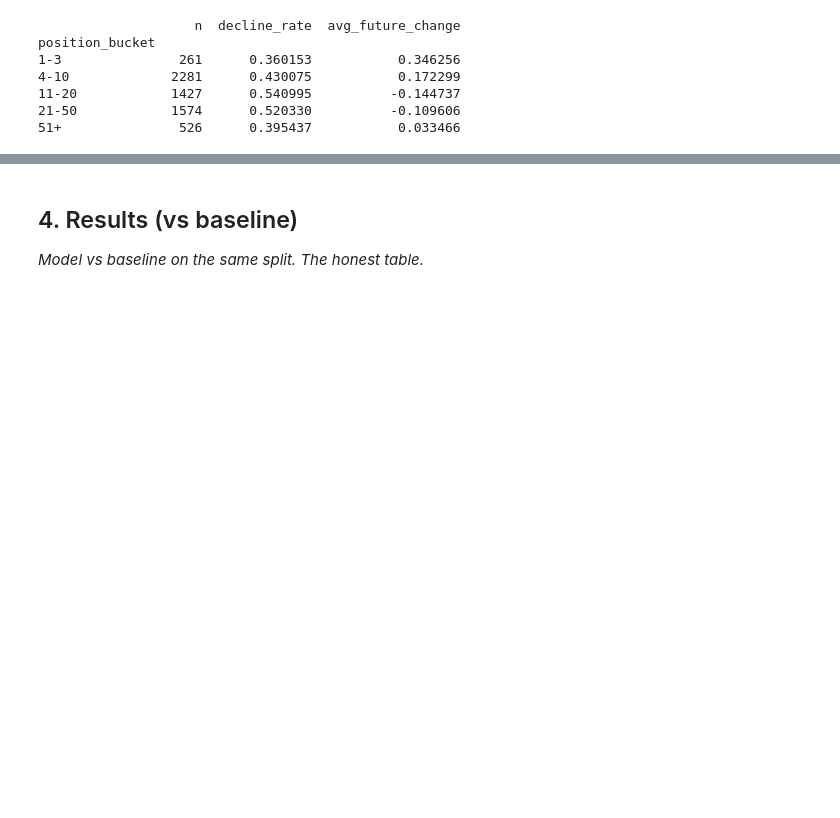
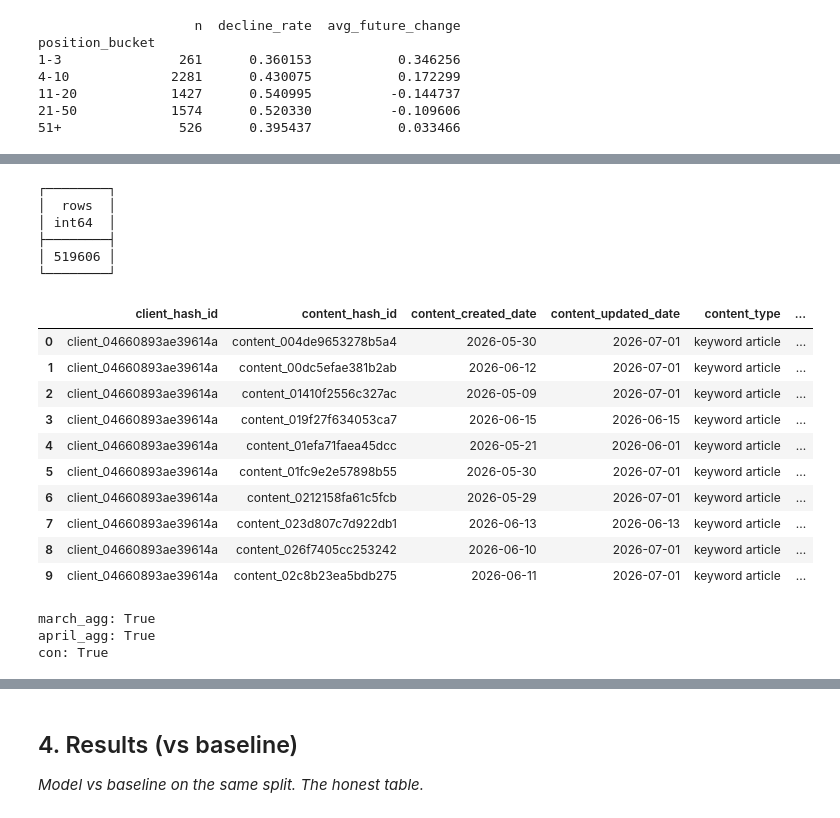
Before and after one commit to Aleeza-Maryam/Aleeza-ML-Internship-WEEK1, a Jupyter notebook: work/notebooks/capstone.ipynb, the cells around one changed output, grey strips where cells are left out. Cells and saved outputs as stored; diff of their text form; code cells hidden in the pictures; blank space fills up the shorter version.

```diff
--- a/work/notebooks/capstone.ipynb
+++ b/work/notebooks/capstone.ipynb
@@ -526,0 +535,30 @@ position_bucket
+# %%
+import duckdb
+from huggingface_hub import login, whoami
+
+# Hugging Face login
+login(token=HF_TOKEN)
+
+print("Hugging Face authentication successful.")
+print("User:", whoami()["name"])
+
+# Dataset path
+HF_DATASET = "hf://datasets/FlyRank/internship-warehouse"
+
+# Create DuckDB connection
+con = duckdb.connect()
+
+# Install and load httpfs for remote files
+con.execute("INSTALL httpfs;")
+con.execute("LOAD httpfs;")
+
+# Configure Hugging Face token for DuckDB
+con.execute(f"""
+CREATE OR REPLACE SECRET hf_secret (
+    TYPE HTTP,
+    BEARER_TOKEN '{HF_TOKEN}'
+);
+""")
+
+print("DuckDB connected.")
+print("HF dataset:", HF_DATASET)
@@ -526,0 +645,42 @@ position_bucket
+# %%
+content_test = con.sql(f"""
+SELECT
+    COUNT(*) AS rows
+FROM read_parquet('{content_path}')
+""")
+
+print(content_test)
+# %% [output]
+┌────────┐
+│  rows  │
+│ int64  │
+├────────┤
+│ 519606 │
+└────────┘
+# %%
+con.sql(f"""
+SELECT
+    client_hash_id,
+    content_hash_id,
+    content_created_date,
+    content_updated_date,
+    content_type,
+    search_volume,
+    word_count,
+    is_published,
+    is_deleted
+FROM read_parquet('{content_path}')
+LIMIT 10
+""").df()
+# %% [output]
+|  | client_hash_id | content_hash_id | content_created_date | content_updated_date | content_type | ... |
+| 0 | client_04660893ae39614a | content_004de9653278b5a4 | 2026-05-30 | 2026-07-01 | keyword article | ... |
+| 1 | client_04660893ae39614a | content_00dc5efae381b2ab | 2026-06-12 | 2026-07-01 | keyword article | ... |
+| 2 | client_04660893ae39614a | content_01410f2556c327ac | 2026-05-09 | 2026-07-01 | keyword article | ... |
+| 3 | client_04660893ae39614a | content_019f27f634053ca7 | 2026-06-15 | 2026-06-15 | keyword article | ... |
+| 4 | client_04660893ae39614a | content_01efa71faea45dcc | 2026-05-21 | 2026-06-01 | keyword article | ... |
+| 5 | client_04660893ae39614a | content_01fc9e2e57898b55 | 2026-05-30 | 2026-07-01 | keyword article | ... |
+| 6 | client_04660893ae39614a | content_0212158fa61c5fcb | 2026-05-29 | 2026-07-01 | keyword article | ... |
+| 7 | client_04660893ae39614a | content_023d807c7d922db1 | 2026-06-13 | 2026-06-13 | keyword article | ... |
+| 8 | client_04660893ae39614a | content_026f7405cc253242 | 2026-06-10 | 2026-07-01 | keyword article | ... |
+| 9 | client_04660893ae39614a | content_02c8b23ea5bdb275 | 2026-06-11 | 2026-07-01 | keyword article | ... |
@@ -526,0 +701,8 @@ position_bucket
+# %%
+print("march_agg:", "march_agg" in globals())
+print("april_agg:", "april_agg" in globals())
+print("con:", "con" in globals())
+# %% [output]
+march_agg: True
+april_agg: True
+con: True
```
Also changed, not shown: parts of 18 cells of this notebook.
